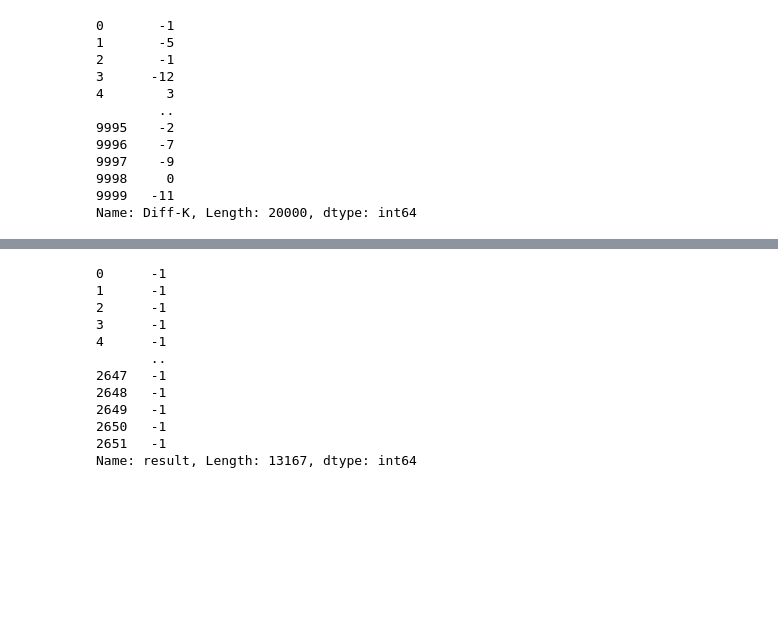
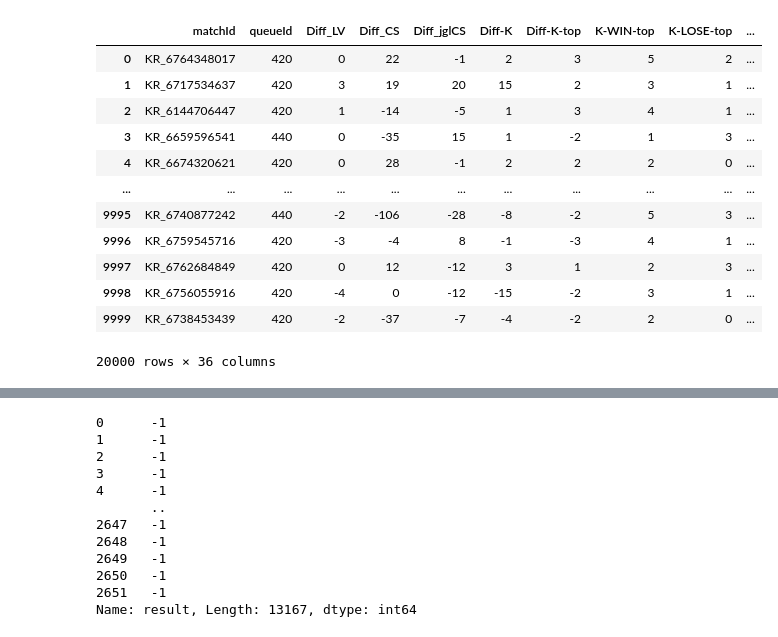
Before and after one commit to LOLresultPrediction/LOL-MachineLearning, a Jupyter notebook: TestSet.ipynb, the cells around one changed output, grey strips where cells are left out. Cells and saved outputs as stored; diff of their text form; code cells hidden in the pictures; blank space fills up the shorter version.

```diff
--- a/TestSet.ipynb
+++ b/TestSet.ipynb
@@ -83 +63,44 @@ losedata = pd.read_csv("Dataset/lose/Platinum_loses.csv")
+# %%
+
+windata = pd.read_csv("Dataset/win/Iron_win.csv")
+losedata = pd.read_csv("Dataset/lose/lron_lose.csv")
+# windata['Diff-K'] = np.where(windata['Diff-K'] > 0, 10, -10)
+# losedata['Diff-K'] = np.where(losedata['Diff-K'] > 0, 10, -10)
+# windata['Diff-K'] = np.where(windata['Diff-K'] < 0, 0, windata['Diff-K'])
+# losedata['Diff-K'] = np.where(losedata['Diff-K'] < 0, 0, losedata['Diff-K'])
+# windata['Diff-A'] = np.where(windata['Diff-A'] < 0, 0, windata['Diff-A'])
+# losedata['Diff-A'] = np.where(losedata['Diff-A'] < 0, 0, losedata['Diff-A'])
+# windata['Diff_CS'] = np.where(windata['Diff_CS'] > 0, 1, -1)
+# losedata['Diff_CS'] = np.where(losedata['Diff_CS'] > 0, 1, -1)
+# %%
+losedata['Diff-K'] = losedata['Diff-K']*-1
+losedata['Diff-A'] = losedata['Diff-A']*-1
+windata['Diff-A'] = windata['Diff-A']*-1
+windata = windata.drop("K-LOSE-top", axis=1)
+losedata = losedata.drop("K-WIN-top", axis=1)
+windata = windata.drop("K-LOSE-jug", axis=1)
+losedata = losedata.drop("K-WIN-jug", axis=1)
+windata = windata.drop("K-LOSE-mid", axis=1)
+losedata = losedata.drop("K-WIN-mid", axis=1)
+windata = windata.drop("K-LOSE-ad", axis=1)
+losedata = losedata.drop("K-WIN-ad", axis=1)
+windata = windata.drop("K-LOSE-sup", axis=1)
+losedata = losedata.drop("K-WIN-sup", axis=1)
+# %%
+windata = windata.rename(columns={'K-WIN-top': 'K-top'})
+losedata = losedata.rename(columns={'K-LOSE-top': 'K-top'})
+# windata = windata.rename(columns={'K-WIN-jug': 'K-jug'})
+# losedata = losedata.rename(columns={'K-LOSE-jug': 'K-jug'})
+windata = windata.rename(columns={'K-WIN-mid': 'K-mid'})
+losedata = losedata.rename(columns={'K-LOSE-mid': 'K-mid'})
+windata = windata.rename(columns={'K-WIN-ad': 'K-ad'})
+losedata = losedata.rename(columns={'K-LOSE-ad': 'K-ad'})
+# windata = windata.rename(columns={'K-WIN-sup': 'K-sup'})
+# losedata = losedata.rename(columns={'K-LOSE-sup': 'K-sup'})
+windata['K-top'] = np.where(windata['K-top'] > 0, 10, -10)
+losedata['K-top'] = np.where(losedata['K-top'] > 0, 10, -10)
+windata['K-ad'] = np.where(windata['K-ad'] > 0, 10, -10)
+losedata['K-ad'] = np.where(losedata['K-ad'] > 0, 10, -10)
+windata['K-mid'] = np.where(windata['K-mid'] > 0, 10, -10)
+losedata['K-mid'] = np.where(losedata['K-mid'] > 0, 10, -10)
 # %%
@@ -85,16 +108,17 @@ losedata = pd.read_csv("Dataset/lose/Platinum_loses.csv")
 data = pd.concat([windata, losedata])
 # %%
-display(data['Diff-K'])
+display(data)
 # %% [output]
+|  | matchId | queueId | Diff_LV | Diff_CS | Diff_jglCS | Diff-K | Diff-K-top | K-WIN-top | K-LOSE-top | ... |
+| 0 | KR_6764348017 | 420 | 0 | 22 | -1 | 2 | 3 | 5 | 2 | ... |
+| 1 | KR_6717534637 | 420 | 3 | 19 | 20 | 15 | 2 | 3 | 1 | ... |
+| 2 | KR_6144706447 | 420 | 1 | -14 | -5 | 1 | 3 | 4 | 1 | ... |
+| 3 | KR_6659596541 | 440 | 0 | -35 | 15 | 1 | -2 | 1 | 3 | ... |
+| 4 | KR_6674320621 | 420 | 0 | 28 | -1 | 2 | 2 | 2 | 0 | ... |
+| ... | ... | ... | ... | ... | ... | ... | ... | ... | ... | ... |
+| 9995 | KR_6740877242 | 440 | -2 | -106 | -28 | -8 | -2 | 5 | 3 | ... |
+| 9996 | KR_6759545716 | 420 | -3 | -4 | 8 | -1 | -3 | 4 | 1 | ... |
+| 9997 | KR_6762684849 | 420 | 0 | 12 | -12 | 3 | 1 | 2 | 3 | ... |
+| 9998 | KR_6756055916 | 420 | -4 | 0 | -12 | -15 | -2 | 3 | 1 | ... |
+| 9999 | KR_6738453439 | 420 | -2 | -37 | -7 | -4 | -2 | 2 | 0 | ... |
-0       -1
-1       -5
-2       -1
-3      -12
-4        3
-        ..
-9995    -2
-9996    -7
-9997    -9
-9998     0
-9999   -11
-Name: Diff-K, Length: 20000, dtype: int64
+20000 rows × 36 columns
```
Also changed, not shown: parts of 13 cells of this notebook, 6 other files.
